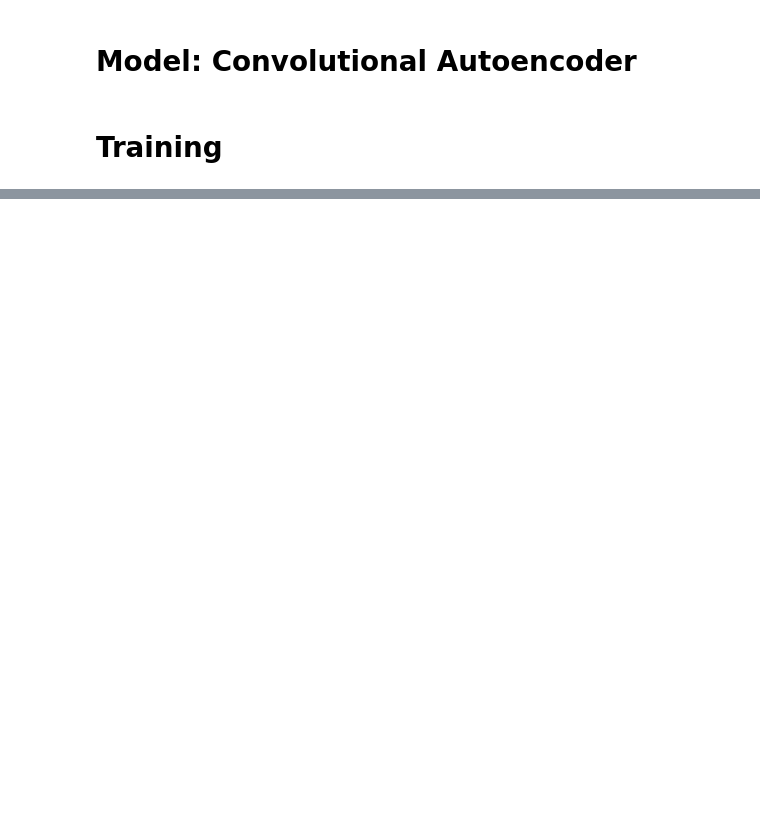
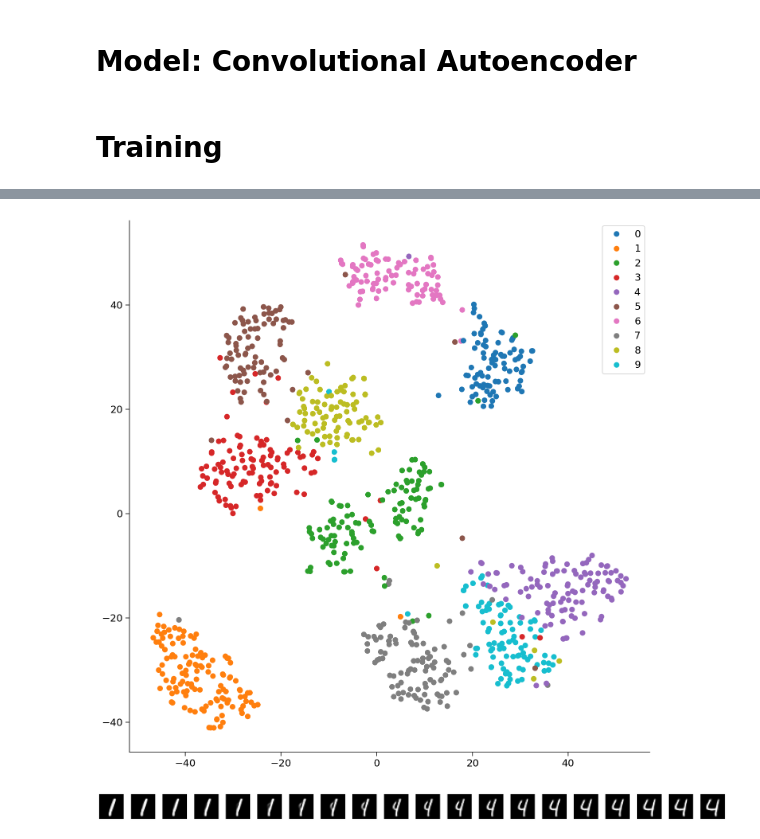
Before and after one commit to nataliasc/iannwtf, a Jupyter notebook: hw-week08/hw_week08_group27.ipynb, the cells around one changed output, grey strips where cells are left out. Cells and saved outputs as stored; diff of their text form; code cells hidden in the pictures; blank space fills up the shorter version.

Commit message:
Add plots

```diff
--- a/hw-week08/hw_week08_group27.ipynb
+++ b/hw-week08/hw_week08_group27.ipynb
@@ -309,0 +245,41 @@ for i, target in enumerate(examples["target"]):
+# %%
+from sklearn.manifold import TSNE
+(x_train, train_labels), (x_test, test_labels) = tf.keras.datasets.mnist.load_data()
+
+inputs = x_test[:1000]
+x_labels = test_labels[:1000]
+x = tf.expand_dims(tf.cast(inputs, tf.float32)/255., -1)
+x = tf.expand_dims(x, -1)
+
+encoded = model.encoder(x)
+encoded = np.reshape(encoded, (encoded.shape[0], -1))
+
+embedded = TSNE(n_components=2, perplexity=20).fit_transform(encoded)
+# %%
+fig = plt.figure(figsize=(10, 10))
+scatter = plt.scatter(embedded[:,0], embedded[:,1], c=x_labels, cmap='tab10')
+plt.legend(handles=scatter.legend_elements()[0], labels=label_names);
+# %% [output]
+[figure, added]
+# %%
+imgs = tf.convert_to_tensor([x[4], x[5]])
+encoded = model.encoder(imgs)
+encoded_1, encoded_2 = encoded[0], encoded[1]
+
+
+num_interpolations = 20
+i_factors = np.linspace(0, 1, num_interpolations)
+interpolations = []
+for i in i_factors:
+    interpolations.append(encoded_1*i + encoded_2*(1-i))
+
+# create images of interpolations
+rec_imgs = model.decoder(tf.convert_to_tensor(interpolations))
+fig = plt.figure(figsize=(num_interpolations,4))
+for i in range(num_interpolations):
+    plt.subplot(1, num_interpolations, i+1)
+    plt.imshow(tf.squeeze(rec_imgs[i]), cmap='gray')
+    plt.axis('off')
+plt.show()
+# %% [output]
+[figure, added]
```
Also changed, not shown: parts of 17 cells of this notebook.
